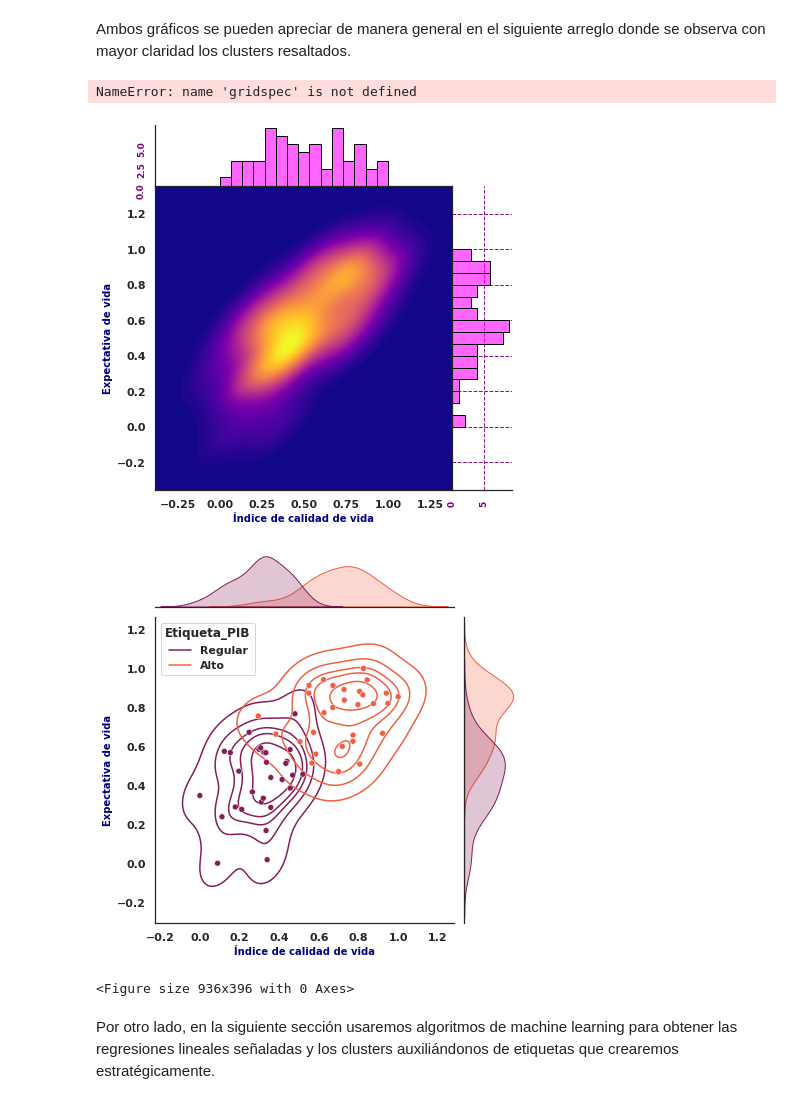
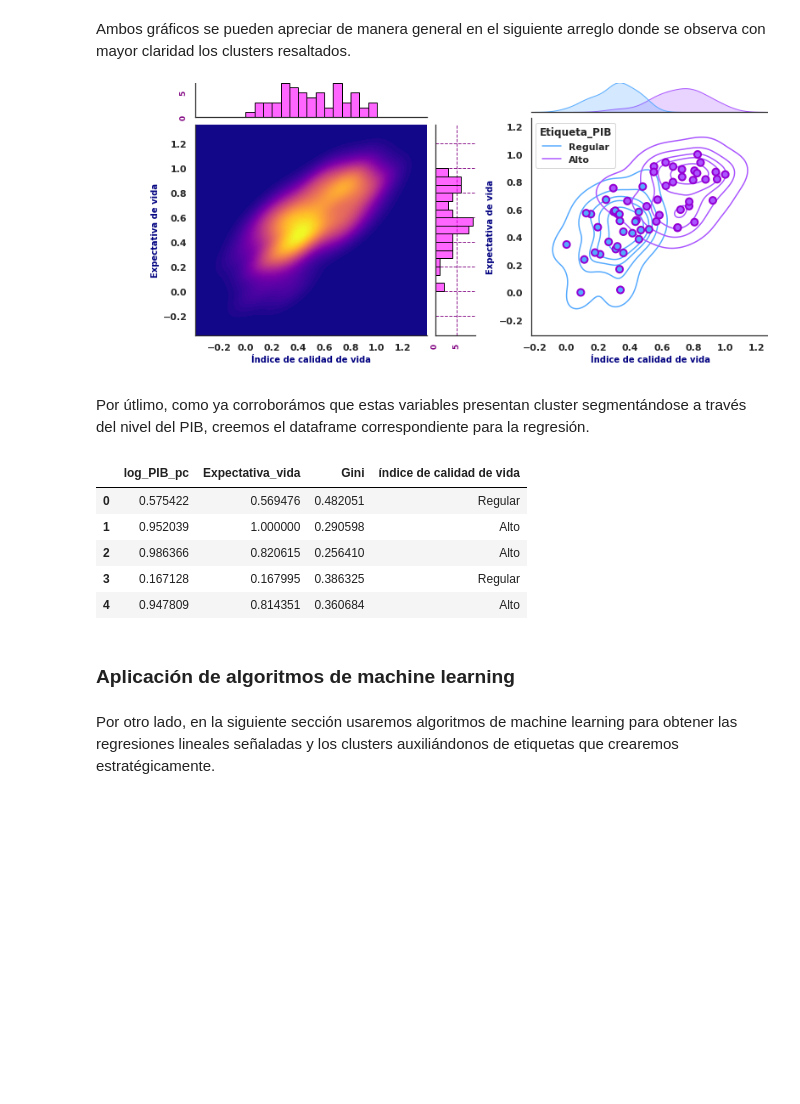
Before and after one commit to PhysTony/ICD_CIDE, a Jupyter notebook: Proyecto/Antonio_Huerta_Montellano_Proyecto.ipynb, the cells around one changed output. Saved outputs shown, nothing was run; the diff lists cells and outputs as text; code cells hidden in the pictures; blank space fills up the shorter version.

```diff
--- a/Proyecto/Antonio_Huerta_Montellano_Proyecto.ipynb
+++ b/Proyecto/Antonio_Huerta_Montellano_Proyecto.ipynb
@@ -1576,36 +1578,34 @@ g1.plot_marginals(sns.histplot, color = 'magenta',
                   alpha = 0.6, bins = 15)
 g1.set_axis_labels('Índice de calidad de vida', 'Expectativa de vida',
                    fontsize = 10, color = 'navy',
                    fontweight = 'bold')
 ax1 = g1.ax_marg_x
 ax2 = g1.ax_marg_y
 ax1.tick_params(labelsize = 9, labelcolor = 'purple',
                 labelrotation = 90)
 ax2.tick_params(labelsize = 9, labelcolor = 'purple',
                 labelrotation = 90)
 plt.grid(color = 'purple', linestyle = '--',
          alpha = 0.9)
 
 g2 = sns.jointplot(data = df_cluster_etl,
                    x = 'Calidad_de_vida', y = "Expectativa_vida",
-                   hue = 'Etiqueta_PIB', palette = 'rocket',
+                   hue = 'Etiqueta_PIB', palette = 'cool',
                    marginal_kws = {'lw':1, 'shade':True},
-                   joint_kws = {'s':35})
+                   joint_kws = {'s':65, 'marker':'o', 'edgecolor':'darkviolet',
+                                'linewidth':2})
 g2.set_axis_labels('Índice de calidad de vida', 'Expectativa de vida',
                    fontsize = 10, color = 'navy',
                    fontweight = 'bold')
 g2.plot_joint(sns.kdeplot, zorder = 0, levels = 6)
 
 # Creamos el grid con los dos gráficos
 # Como son arreglos de gráficos no podemos
 # usar subplots, sino gridspec
 fig = plt.figure(figsize=(13,5.5))
 gs = gridspec.GridSpec(1, 2)
 mg0 = sfg.SeabornFig2Grid(g1, fig, gs[0])
 mg1 = sfg.SeabornFig2Grid(g2, fig, gs[1])
 plt.show()
 # %% [output]
-NameError: name 'gridspec' is not defined
-[figure, old version]
+[figure, new version]
-[figure, removed]
-<Figure size 936x396 with 0 Axes>
@@ -1616,3 +1612,19 @@ df_cluster_1.head()
+# %% [markdown]
+Por útlimo, como ya corroborámos que estas variables presentan cluster segmentándose a través del nivel del PIB, creemos el dataframe correspondiente para la regresión.
+# %%
+# Creamos un nuevo dataframe que contiene las variables de interés normalizadas
+df_cluster_1 = df_cluster_numeros_normalizado.iloc[:, [1,2,5]]
+df_cluster_1['índice  de calidad de vida'] = df_cluster['Etiqueta_Calidad']
+df_cluster_1.head()
+# %% [output]
+|  | log_PIB_pc | Expectativa_vida | Gini | índice de calidad de vida |
+| 0 | 0.575422 | 0.569476 | 0.482051 | Regular |
+| 1 | 0.952039 | 1.000000 | 0.290598 | Alto |
+| 2 | 0.986366 | 0.820615 | 0.256410 | Alto |
+| 3 | 0.167128 | 0.167995 | 0.386325 | Regular |
+| 4 | 0.947809 | 0.814351 | 0.360684 | Alto |
+# %% [markdown]
+### Aplicación de  algoritmos de machine learning
 # %% [markdown]
 Por otro lado, en la siguiente sección usaremos algoritmos de machine learning para obtener las regresiones lineales señaladas y los clusters auxiliándonos de etiquetas que crearemos estratégicamente.
 # %%
```
Also changed, not shown: parts of 5 cells of this notebook.
